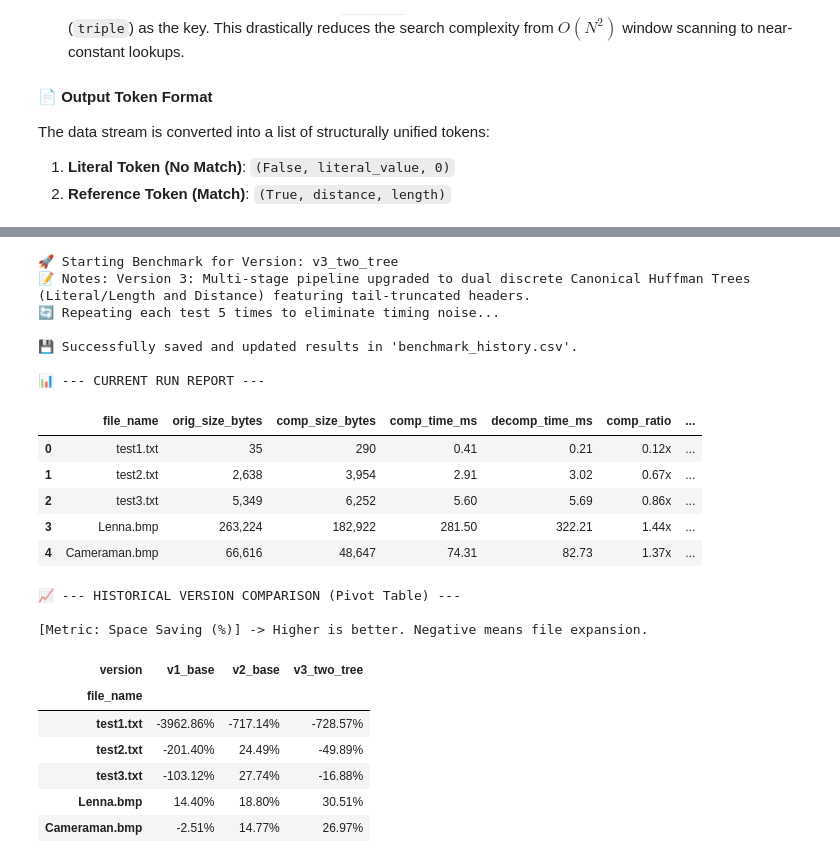
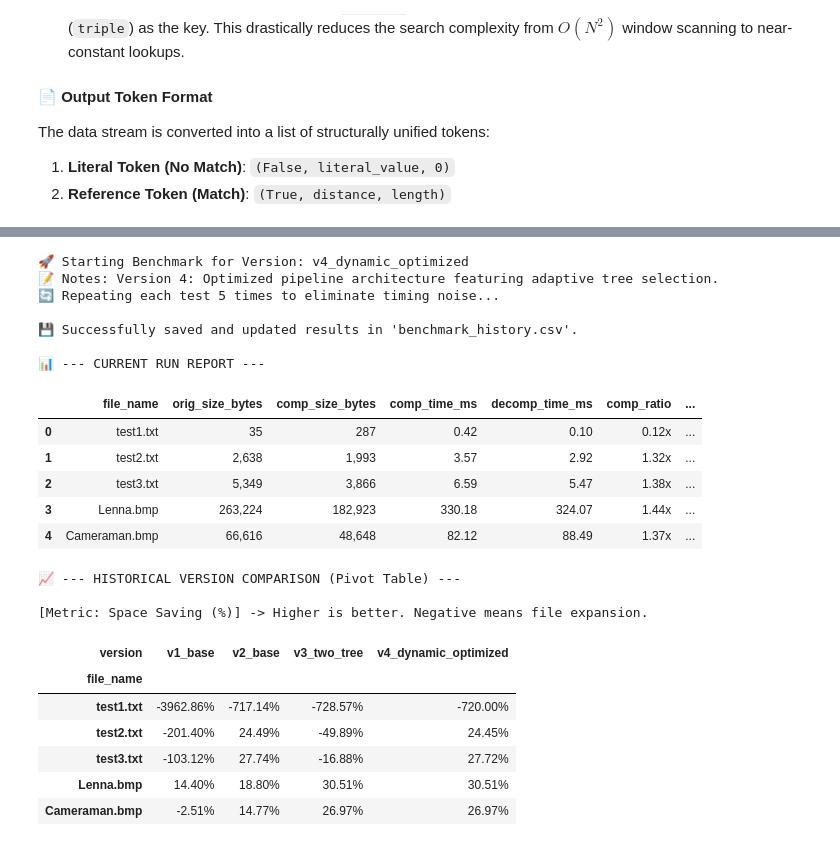
Before and after one commit to UsoNemophila/UniCompressor-Final-Report, a Jupyter notebook: main.ipynb, the cells around one changed output, grey strips where cells are left out. Cells and saved outputs as stored; diff of their text form; code cells hidden in the pictures.

```diff
--- a/main.ipynb
+++ b/main.ipynb
@@ -429,8 +588,8 @@ from collections import Counter
 # EXPERIMENT CONFIGURATION
 # ==========================================
 # Change these variables every time you upgrade your algorithm
-CURRENT_VERSION = "v3_two_tree"
-VERSION_NOTES = "Version 3: Multi-stage pipeline upgraded to dual discrete Canonical Huffman Trees (Literal/Length and Distance) featuring tail-truncated headers."
+CURRENT_VERSION = "v4_dynamic_optimized"
+VERSION_NOTES = "Version 4: Optimized pipeline architecture featuring adaptive tree selection."
 
 # Benchmark settings
 HISTORY_FILE = "benchmark_history.csv"
@@ -558,44 +717,44 @@ def run_benchmark_with_history():
     print("\n📈 --- HISTORICAL VERSION COMPARISON (Pivot Table) ---")
     # Reload full history to ensure data integrity
     df_full_history = pd.read_csv(HISTORY_FILE)
 
     # Pivot table to compare Space Saving (%) across versions for each file
     pivot_space = df_full_history.pivot_table(
         index="file_name",
         columns="version",
         values="space_saving_pct"
     )
 
     # Sort index to match target files order for consistency
     existing_targets = [f for f in TARGET_FILES if f in pivot_space.index]
     pivot_space = pivot_space.reindex(existing_targets)
 
     print("\n[Metric: Space Saving (%)] -> Higher is better. Negative means file expansion.")
     display(pivot_space.style.format("{:.2f}%").highlight_max(axis=1, color="lightgreen"))
 
 # Execute the benchmark
 run_benchmark_with_history()
 # %% [output]
-🚀 Starting Benchmark for Version: v3_two_tree
-📝 Notes: Version 3: Multi-stage pipeline upgraded to dual discrete Canonical Huffman Trees (Literal/Length and Distance) featuring tail-truncated headers.
+🚀 Starting Benchmark for Version: v4_dynamic_optimized
+📝 Notes: Version 4: Optimized pipeline architecture featuring adaptive tree selection.
 🔄 Repeating each test 5 times to eliminate timing noise...
 
 💾 Successfully saved and updated results in 'benchmark_history.csv'.
 
 📊 --- CURRENT RUN REPORT ---
 |  | file_name | orig_size_bytes | comp_size_bytes | comp_time_ms | decomp_time_ms | comp_ratio | ... |
-| 0 | test1.txt | 35 | 290 | 0.41 | 0.21 | 0.12x | ... |
-| 1 | test2.txt | 2,638 | 3,954 | 2.91 | 3.02 | 0.67x | ... |
-| 2 | test3.txt | 5,349 | 6,252 | 5.60 | 5.69 | 0.86x | ... |
-| 3 | Lenna.bmp | 263,224 | 182,922 | 281.50 | 322.21 | 1.44x | ... |
-| 4 | Cameraman.bmp | 66,616 | 48,647 | 74.31 | 82.73 | 1.37x | ... |
+| 0 | test1.txt | 35 | 287 | 0.42 | 0.10 | 0.12x | ... |
+| 1 | test2.txt | 2,638 | 1,993 | 3.57 | 2.92 | 1.32x | ... |
+| 2 | test3.txt | 5,349 | 3,866 | 6.59 | 5.47 | 1.38x | ... |
+| 3 | Lenna.bmp | 263,224 | 182,923 | 330.18 | 324.07 | 1.44x | ... |
+| 4 | Cameraman.bmp | 66,616 | 48,648 | 82.12 | 88.49 | 1.37x | ... |
 📈 --- HISTORICAL VERSION COMPARISON (Pivot Table) ---
 
 [Metric: Space Saving (%)] -> Higher is better. Negative means file expansion.
-| version | v1_base | v2_base | v3_two_tree |
-| file_name |  |  |  |
-| test1.txt | -3962.86% | -717.14% | -728.57% |
-| test2.txt | -201.40% | 24.49% | -49.89% |
-| test3.txt | -103.12% | 27.74% | -16.88% |
-| Lenna.bmp | 14.40% | 18.80% | 30.51% |
-| Cameraman.bmp | -2.51% | 14.77% | 26.97% |
+| version | v1_base | v2_base | v3_two_tree | v4_dynamic_optimized |
+| file_name |  |  |  |  |
+| test1.txt | -3962.86% | -717.14% | -728.57% | -720.00% |
+| test2.txt | -201.40% | 24.49% | -49.89% | 24.45% |
+| test3.txt | -103.12% | 27.74% | -16.88% | 27.72% |
+| Lenna.bmp | 14.40% | 18.80% | 30.51% | 30.51% |
+| Cameraman.bmp | -2.51% | 14.77% | 26.97% | 26.97% |
```
Also changed, not shown: parts of 2 cells of this notebook.
